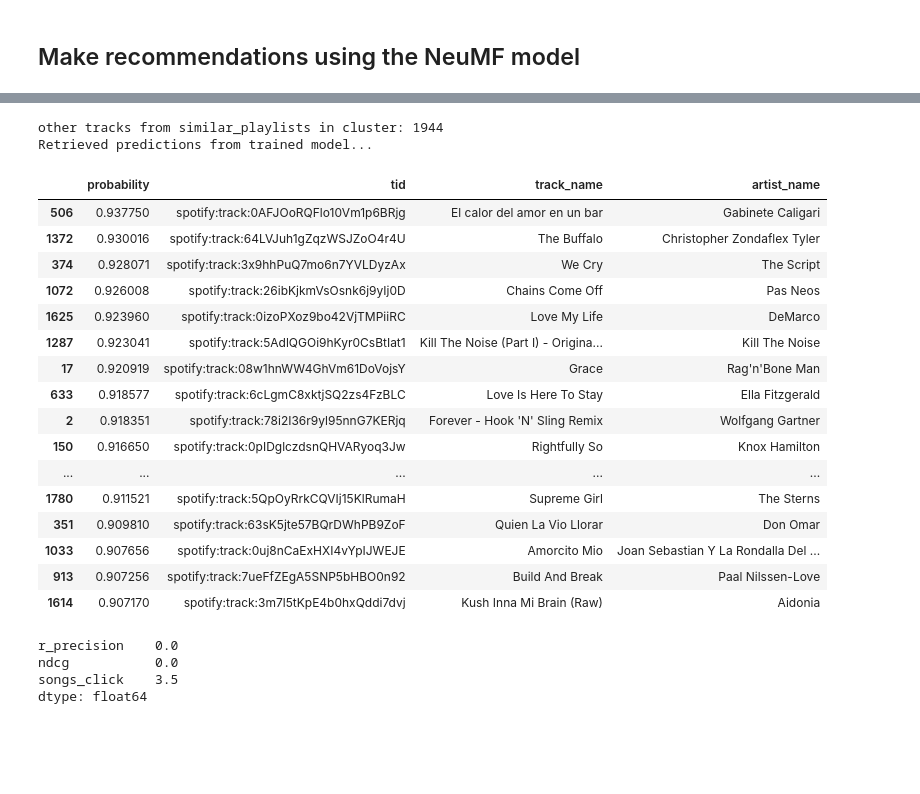
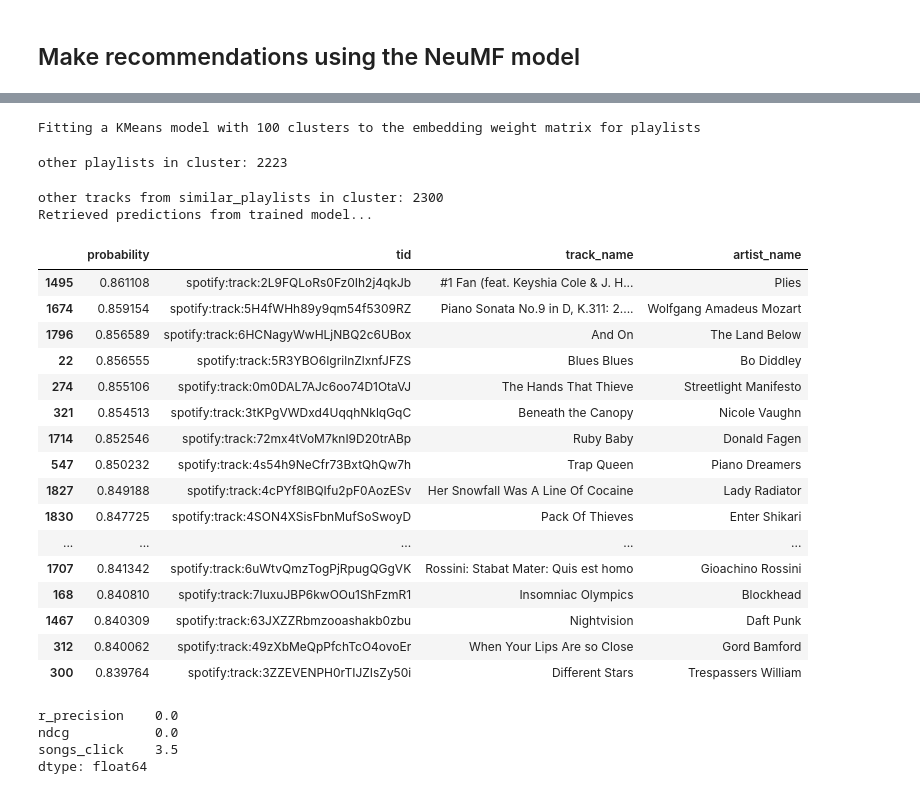
Before and after one commit to icarus08/ml-spotify-recommendations, a Jupyter notebook: knn_ncf_torch.ipynb, the cells around one changed output, grey strips where cells are left out. Saved outputs shown, nothing was run; the diff lists cells and outputs as text; code cells hidden in the pictures; blank space fills up the shorter version.

```diff
--- a/knn_ncf_torch.ipynb
+++ b/knn_ncf_torch.ipynb
@@ -1,5 +1,6 @@
 # %%
 from sklearn.model_selection import train_test_split
+from sklearn.preprocessing import MinMaxScaler
 from tqdm import tqdm
 import pandas as pd
 import numpy as np
@@ -25,6 +26,6 @@ MODEL_PATH = Path('model/ncf_model.pt')
 TOTAL_TRACKS = 50
 NUM_WITHHELD = 25
 N_NEIGHBORS = 25
-SELECTED_TRACK_FEATURES = ['danceability', 'energy', 'key', 'loudness',
-                     'speechiness', 'acousticness', 'instrumentalness',
-                     'liveness', 'valence', 'tempo']
+SELECTED_TRACK_FEATURES = ['danceability', 'energy', 'speechiness', 'acousticness', 'instrumentalness',                     'liveness', 'valence',
+                           'tempo','key', 'loudness',
+                          ]
@@ -92,0 +32,13 @@ playlist_tracks_df
+# %%
+tracks_features_df = pd.read_hdf(DATAFRAME_PATH / 'tracks_features_df.h5', 'tracks_features_df')
+cat_type = CategoricalDtype(categories=tracks_features_df.tid, ordered=True)
+tracks_features_df.tid = tracks_features_df.tid.astype(cat_type)
+
+playlist_tracks_df = pd.read_hdf(DATAFRAME_PATH/'playlist_tracks_df.h5', 'playlist_tracks_df')
+playlist_tracks_df.tid = playlist_tracks_df.tid.astype(cat_type)
+
+playlists_info_df = pd.read_hdf(DATAFRAME_PATH/'playlists_info_df.h5', 'playlists_info_df')
+
+display(tracks_features_df.sample(2))
+display(playlist_tracks_df.sample(2))
+display(playlists_info_df.sample(2))
@@ -92,0 +55,5 @@ playlist_tracks_df
+# %%
+# scale features before feeding to the knn model
+scaler = MinMaxScaler()
+tracks_features_df[SELECTED_TRACK_FEATURES] = pd.DataFrame(scaler.fit_transform(tracks_features_df[SELECTED_TRACK_FEATURES]), columns=SELECTED_TRACK_FEATURES)
+tracks_features_df[SELECTED_TRACK_FEATURES]
@@ -382,2 +345,2 @@ training loss after epoch-2 = 0.3367
 # %%
-model = load_model(MODEL_PATH) #👌
+model.load_state_dict(torch.load(MODEL_PATH)) #👌
@@ -405,6 +364,8 @@ visualizer.show()
 # %%
 print("Fitting a KMeans model with 100 clusters to the embedding weight matrix for playlists")
 km_model = KMeans(n_clusters=100, random_state=0, verbose=0).fit(playlist_embedding_weight_matrix.detach().numpy())
+# %% [output]
+Fitting a KMeans model with 100 clusters to the embedding weight matrix for playlists
 # %%
 chosen_playlist_vector = chosen_playlist_vector.detach().numpy().reshape(1,-1)
 playlist_predictor = km_model.predict(chosen_playlist_vector)
@@ -415,6 +376,8 @@ for pid, playlist_label in enumerate(playlist_labels):
     if playlist_label == playlist_predictor:
         similar_playlists.append(pid)
 print(f'other playlists in cluster: {len(similar_playlists)}')
+# %% [output]
+other playlists in cluster: 2223
 # %%
 from collections import OrderedDict
 tracks = []
@@ -430,45 +393,45 @@ tracks_pred = torch.tensor(np.array(tracks, dtype='int32'))
 results = model(pids_pred, tracks_pred)
 print("Retrieved predictions from trained model...")
 # %% [output]
-other tracks from similar_playlists in cluster: 1944
+other tracks from similar_playlists in cluster: 2300
 Retrieved predictions from trained model...
 # %%
 unique_playlist_tracks_df = total_playlist_tracks_df.drop_duplicates(subset=['cat_codes'])
 unique_playlist_tracks_df = unique_playlist_tracks_df.sort_values(by=['cat_codes'], ascending=False)
 
 unique_tids_by_cat_codes = np.array(unique_playlist_tracks_df['tid'])
-unique_result_merged = unique_playlist_tracks_df.merge(tracks_info_df, on='tid')
+unique_result_merged = unique_playlist_tracks_df.merge(tracks_features_df, on='tid')
 other_features_by_cat_codes = np.array([(row['track_name'],row['artist_name']) for i, row in unique_result_merged.iterrows()])
 
 def get_results_df():
     for i, probability in enumerate(tqdm(results)):
         tid = unique_tids_by_cat_codes[i]
         other_features = other_features_by_cat_codes[i]
         yield probability.item(), tid, *other_features
 
 results_df = pd.DataFrame(get_results_df(), index=range(len(results)), columns=['probability', 'tid','track_name', 'artist_name'])
 results_df = results_df.sort_values(by=['probability'], ascending=False)
 
 nmf_preds = results_df.head(NUM_WITHHELD)
 nmf_preds
 # %% [output]
 |  | probability | tid | track_name | artist_name |
-| 506 | 0.937750 | spotify:track:0AFJOoRQFlo10Vm1p6BRjg | El calor del amor en un bar | Gabinete Caligari |
-| 1372 | 0.930016 | spotify:track:64LVJuh1gZqzWSJZoO4r4U | The Buffalo | Christopher Zondaflex Tyler |
-| 374 | 0.928071 | spotify:track:3x9hhPuQ7mo6n7YVLDyzAx | We Cry | The Script |
-| 1072 | 0.926008 | spotify:track:26ibKjkmVsOsnk6j9yIj0D | Chains Come Off | Pas Neos |
-| 1625 | 0.923960 | spotify:track:0izoPXoz9bo42VjTMPiiRC | Love My Life | DeMarco |
-| 1287 | 0.923041 | spotify:track:5AdlQGOi9hKyr0CsBtIat1 | Kill The Noise (Part I) - Origina... | Kill The Noise |
-| 17 | 0.920919 | spotify:track:08w1hnWW4GhVm61DoVojsY | Grace | Rag'n'Bone Man |
-| 633 | 0.918577 | spotify:track:6cLgmC8xktjSQ2zs4FzBLC | Love Is Here To Stay | Ella Fitzgerald |
-| 2 | 0.918351 | spotify:track:78i2I36r9yl95nnG7KERjq | Forever - Hook 'N' Sling Remix | Wolfgang Gartner |
-| 150 | 0.916650 | spotify:track:0pIDglczdsnQHVARyoq3Jw | Rightfully So | Knox Hamilton |
+| 1495 | 0.861108 | spotify:track:2L9FQLoRs0Fz0Ih2j4qkJb | #1 Fan (feat. Keyshia Cole & J. H... | Plies |
+| 1674 | 0.859154 | spotify:track:5H4fWHh89y9qm54f5309RZ | Piano Sonata No.9 in D, K.311: 2.... | Wolfgang Amadeus Mozart |
+| 1796 | 0.856589 | spotify:track:6HCNagyWwHLjNBQ2c6UBox | And On | The Land Below |
+| 22 | 0.856555 | spotify:track:5R3YBO6IgrilnZlxnfJFZS | Blues Blues | Bo Diddley |
+| 274 | 0.855106 | spotify:track:0m0DAL7AJc6oo74D1OtaVJ | The Hands That Thieve | Streetlight Manifesto |
+| 321 | 0.854513 | spotify:track:3tKPgVWDxd4UqqhNklqGqC | Beneath the Canopy | Nicole Vaughn |
+| 1714 | 0.852546 | spotify:track:72mx4tVoM7knI9D20trABp | Ruby Baby | Donald Fagen |
+| 547 | 0.850232 | spotify:track:4s54h9NeCfr73BxtQhQw7h | Trap Queen | Piano Dreamers |
+| 1827 | 0.849188 | spotify:track:4cPYf8lBQIfu2pF0AozESv | Her Snowfall Was A Line Of Cocaine | Lady Radiator |
+| 1830 | 0.847725 | spotify:track:4SON4XSisFbnMufSoSwoyD | Pack Of Thieves | Enter Shikari |
 | ... | ... | ... | ... | ... |
-| 1780 | 0.911521 | spotify:track:5QpOyRrkCQVIj15KlRumaH | Supreme Girl | The Sterns |
-| 351 | 0.909810 | spotify:track:63sK5jte57BQrDWhPB9ZoF | Quien La Vio Llorar | Don Omar |
-| 1033 | 0.907656 | spotify:track:0uj8nCaExHXI4vYpIJWEJE | Amorcito Mio | Joan Sebastian Y La Rondalla Del ... |
-| 913 | 0.907256 | spotify:track:7ueFfZEgA5SNP5bHBO0n92 | Build And Break | Paal Nilssen-Love |
-| 1614 | 0.907170 | spotify:track:3m7l5tKpE4b0hxQddi7dvj | Kush Inna Mi Brain (Raw) | Aidonia |
+| 1707 | 0.841342 | spotify:track:6uWtvQmzTogPjRpugQGgVK | Rossini: Stabat Mater: Quis est homo | Gioachino Rossini |
+| 168 | 0.840810 | spotify:track:7IuxuJBP6kwOOu1ShFzmR1 | Insomniac Olympics | Blockhead |
+| 1467 | 0.840309 | spotify:track:63JXZZRbmzooashakb0zbu | Nightvision | Daft Punk |
+| 312 | 0.840062 | spotify:track:49zXbMeQpPfchTcO4ovoEr | When Your Lips Are so Close | Gord Bamford |
+| 300 | 0.839764 | spotify:track:3ZZEVENPH0rTIJZIsZy50i | Different Stars | Trespassers William |
 # %%
 def predictions_nmf():
     for idx,row in nmf_preds.iterrows():
```
Also changed, not shown: parts of 16 cells of this notebook.
